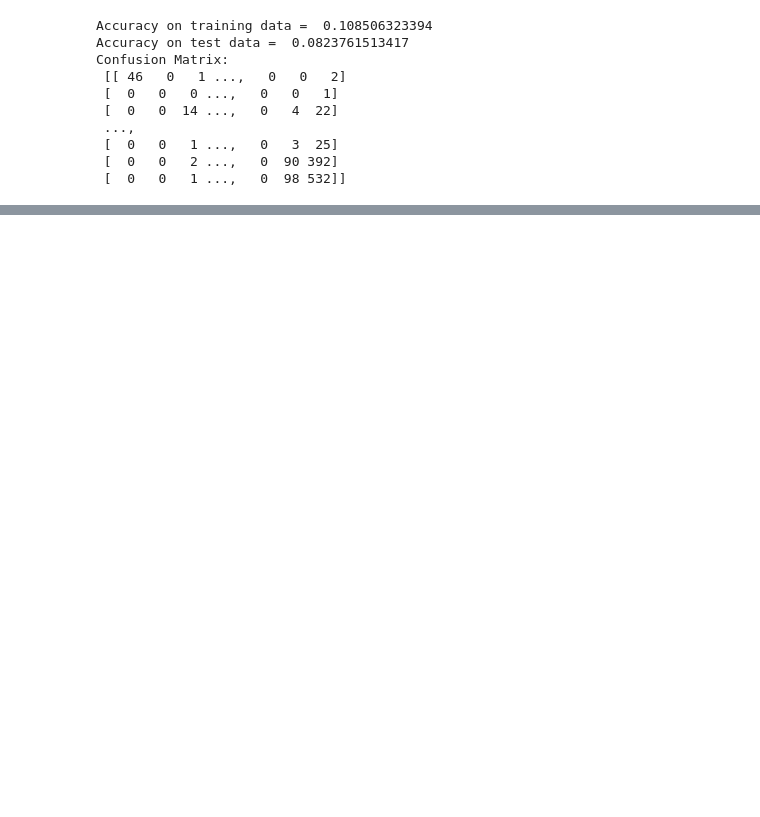
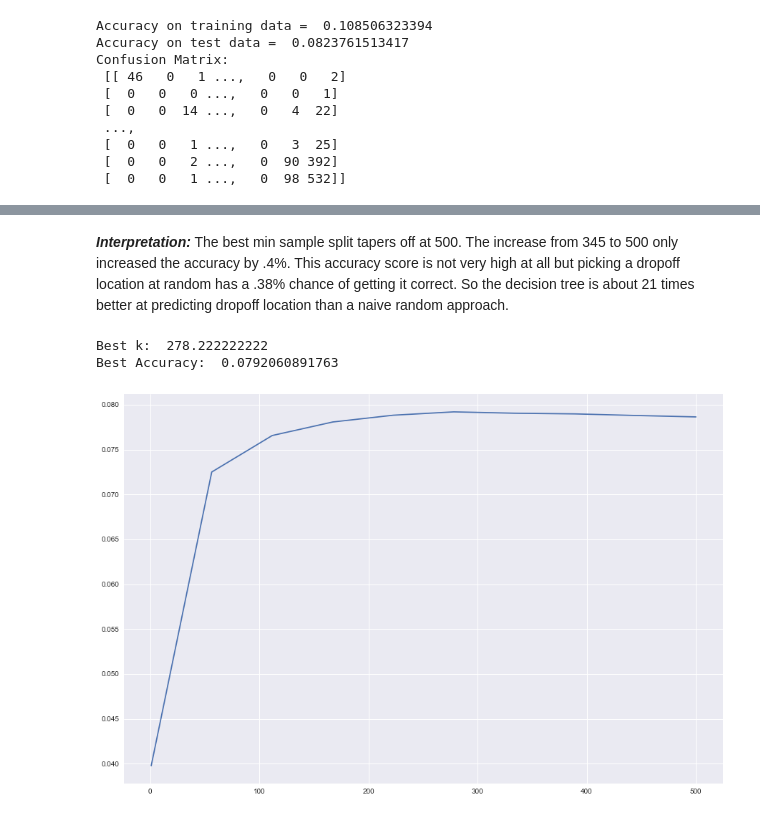
Before and after one commit to agentturbo1/Crazy-Taxi-IRL, a Jupyter notebook: Cleaning and Location Prediction Modeling.ipynb, the cells around one changed output, grey strips where cells are left out. Drawn from its saved outputs; the diff is of its cells as text; code cells hidden in the pictures; blank space fills up the shorter version.

```diff
--- a/Cleaning and Location Prediction Modeling.ipynb
+++ b/Cleaning and Location Prediction Modeling.ipynb
@@ -415,0 +510,21 @@ Confusion Matrix:
+# %% [markdown]
+<b>*Interpretation:*</b> The best min sample split tapers off at 500. The increase from 345 to 500 only increased the accuracy by .4%. This accuracy score is not very high at all but picking a dropoff location at random has a .38% chance of getting it correct. So the decision tree is about 21 times better at predicting dropoff location than a naive random approach.
+# %%
+#cross validation
+ks = np.linspace(1, 500, 10)
+Accuracies = np.zeros(ks.shape[0])
+
+for i, k in enumerate(ks):
+    knn_cross = KNeighborsClassifier(n_neighbors=int(k))
+    scores = cross_val_score(knn_cross, y_X, y=y_y)
+    Accuracies[int(i)] = scores.mean()
+
+print('Best k: ', ks[np.argmax(Accuracies)])
+print('Best Accuracy: ', max(Accuracies))
+
+plt.plot(ks,Accuracies)
+plt.show()
+# %% [output]
+Best k:  278.222222222
+Best Accuracy:  0.0792060891763
+[figure, added]
```
Also changed, not shown: parts of 25 cells of this notebook, 2 other files.
